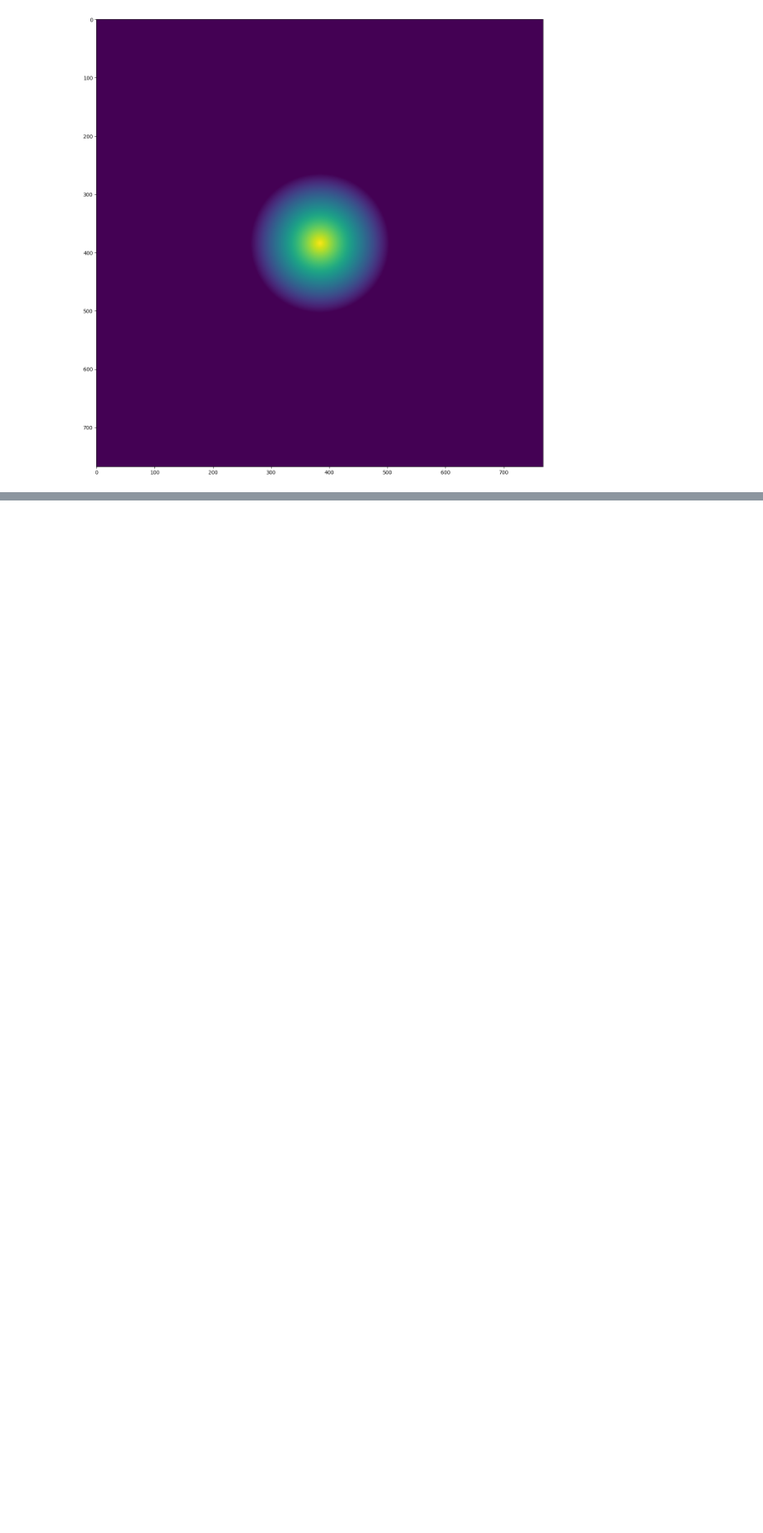
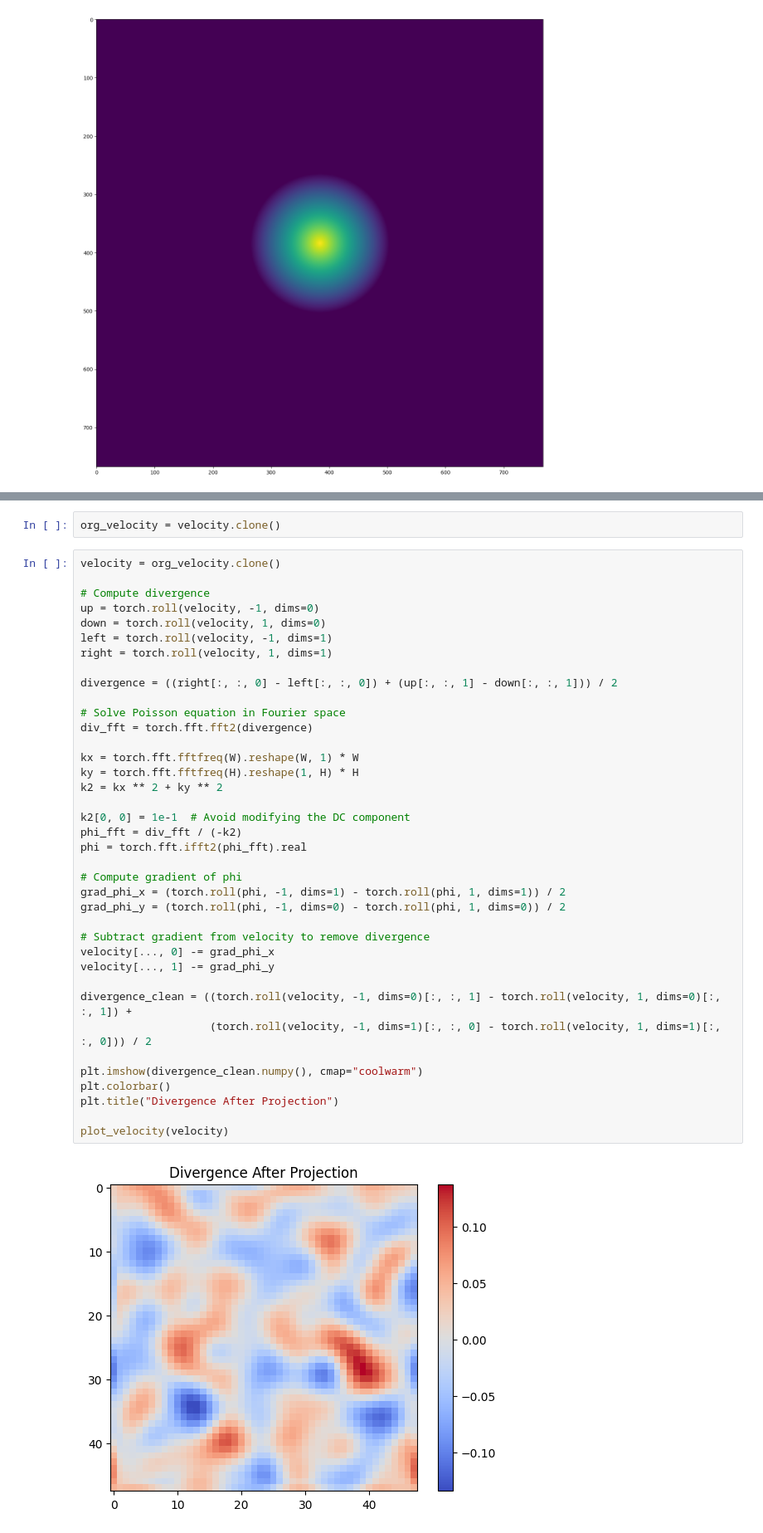
Before and after one commit to obdn27/torchfluidsim, a Jupyter notebook: scripts/solver_test.ipynb, the cells around one changed output, grey strips where cells are left out. Shown at 83% size. Saved outputs shown, nothing was run; the diff lists cells and outputs as text; blank space fills up the shorter version.

```diff
--- a/scripts/solver_test.ipynb
+++ b/scripts/solver_test.ipynb
@@ -56,0 +107,42 @@ plt.show()
+# %%
+org_velocity = velocity.clone()
+# %%
+velocity = org_velocity.clone()
+
+# Compute divergence
+up = torch.roll(velocity, -1, dims=0)
+down = torch.roll(velocity, 1, dims=0)
+left = torch.roll(velocity, -1, dims=1)
+right = torch.roll(velocity, 1, dims=1)
+
+divergence = ((right[:, :, 0] - left[:, :, 0]) + (up[:, :, 1] - down[:, :, 1])) / 2
+
+# Solve Poisson equation in Fourier space
+div_fft = torch.fft.fft2(divergence)
+
+kx = torch.fft.fftfreq(W).reshape(W, 1) * W
+ky = torch.fft.fftfreq(H).reshape(1, H) * H
+k2 = kx ** 2 + ky ** 2
+
+k2[0, 0] = 1e-1  # Avoid modifying the DC component
+phi_fft = div_fft / (-k2)
+phi = torch.fft.ifft2(phi_fft).real
+
+# Compute gradient of phi
+grad_phi_x = (torch.roll(phi, -1, dims=1) - torch.roll(phi, 1, dims=1)) / 2
+grad_phi_y = (torch.roll(phi, -1, dims=0) - torch.roll(phi, 1, dims=0)) / 2
+
+# Subtract gradient from velocity to remove divergence
+velocity[..., 0] -= grad_phi_x
+velocity[..., 1] -= grad_phi_y
+
+divergence_clean = ((torch.roll(velocity, -1, dims=0)[:, :, 1] - torch.roll(velocity, 1, dims=0)[:, :, 1]) +
+                    (torch.roll(velocity, -1, dims=1)[:, :, 0] - torch.roll(velocity, 1, dims=1)[:, :, 0])) / 2
+
+plt.imshow(divergence_clean.numpy(), cmap="coolwarm")
+plt.colorbar()
+plt.title("Divergence After Projection")
+
+plot_velocity(velocity)
+# %% [output]
+[figure, added]
```
Also changed, not shown: parts of 5 cells of this notebook, 3 other files.
